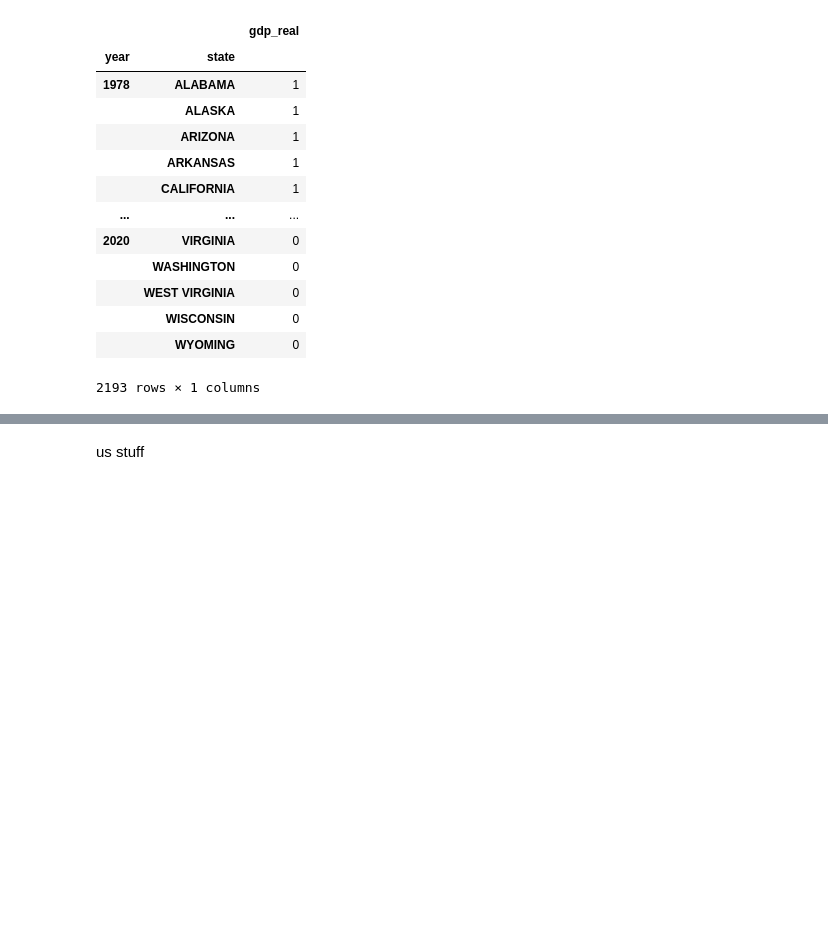
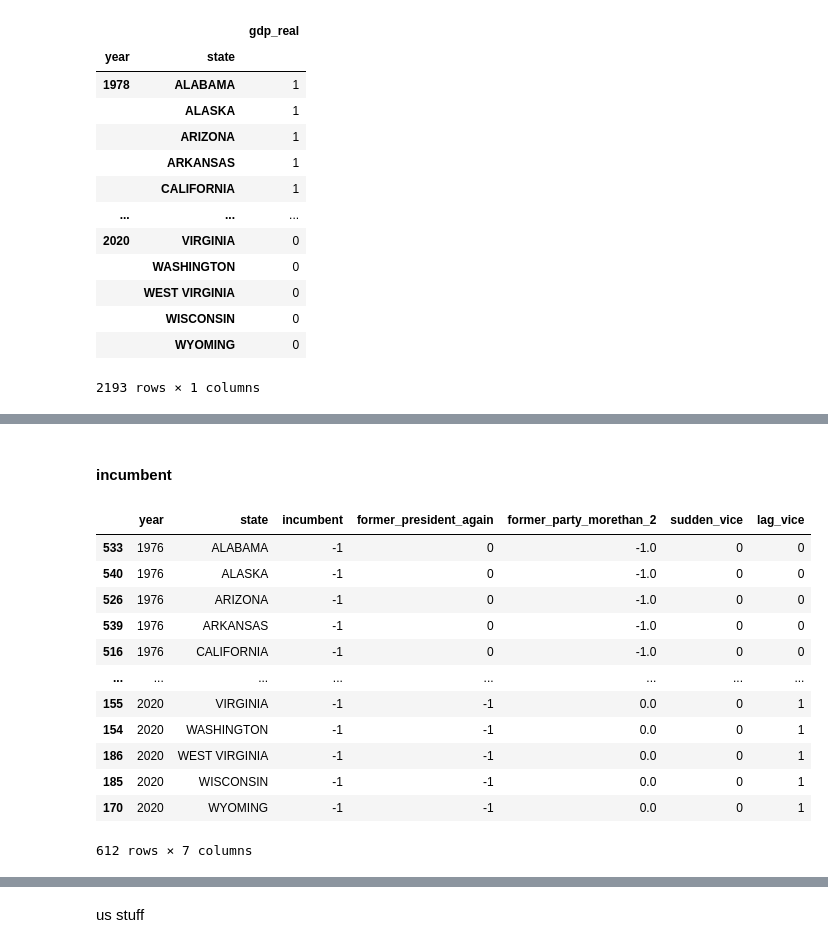
Before and after one commit to ranieri-unimi/bastianin-2022, a Jupyter notebook: datastroyer.ipynb, the cells around one changed output, grey strips where cells are left out. Drawn from its saved outputs; the diff is of its cells as text; code cells hidden in the pictures; blank space fills up the shorter version.

```diff
--- a/datastroyer.ipynb
+++ b/datastroyer.ipynb
@@ -202 +204,25 @@ growth_index
 510 rows × 6 columns
+# %% [markdown]
+#### incumbent
+# %%
+incumbent = pd.read_csv('datasets/incumbent-4president-76-20.csv', sep=';')
+
+tmp = pd.DataFrame(data=[[y,s] for y in years for s in states], columns=['year', 'state'])
+incumbent = pd.merge(tmp, incumbent, how='inner', left_on='year', right_on='year')
+incumbent = incumbent.sort_values(by=['year', 'state'])
+incumbent.to_csv('datasets-clean/incumbent-longitudinal-replication.csv', index=False)
+incumbent
+# %% [output]
+|  | year | state | incumbent | former_president_again | former_party_morethan_2 | sudden_vice | lag_vice |
+| 533 | 1976 | ALABAMA | -1 | 0 | -1.0 | 0 | 0 |
+| 540 | 1976 | ALASKA | -1 | 0 | -1.0 | 0 | 0 |
+| 526 | 1976 | ARIZONA | -1 | 0 | -1.0 | 0 | 0 |
+| 539 | 1976 | ARKANSAS | -1 | 0 | -1.0 | 0 | 0 |
+| 516 | 1976 | CALIFORNIA | -1 | 0 | -1.0 | 0 | 0 |
+| ... | ... | ... | ... | ... | ... | ... | ... |
+| 155 | 2020 | VIRGINIA | -1 | -1 | 0.0 | 0 | 1 |
+| 154 | 2020 | WASHINGTON | -1 | -1 | 0.0 | 0 | 1 |
+| 186 | 2020 | WEST VIRGINIA | -1 | -1 | 0.0 | 0 | 1 |
+| 185 | 2020 | WISCONSIN | -1 | -1 | 0.0 | 0 | 1 |
+| 170 | 2020 | WYOMING | -1 | -1 | 0.0 | 0 | 1 |
+612 rows × 7 columns
```
Also changed, not shown: parts of 15 cells of this notebook, 2 other files.
